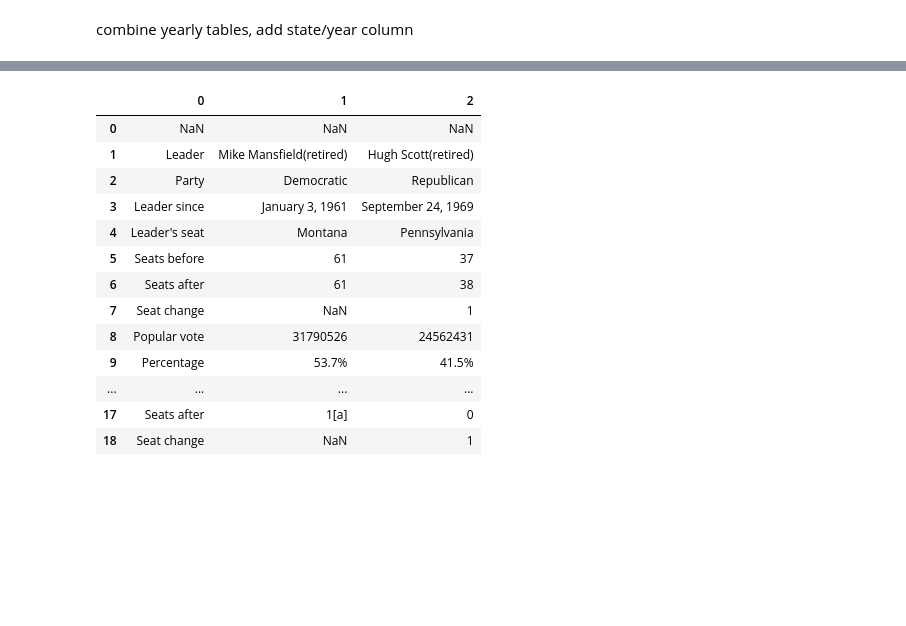
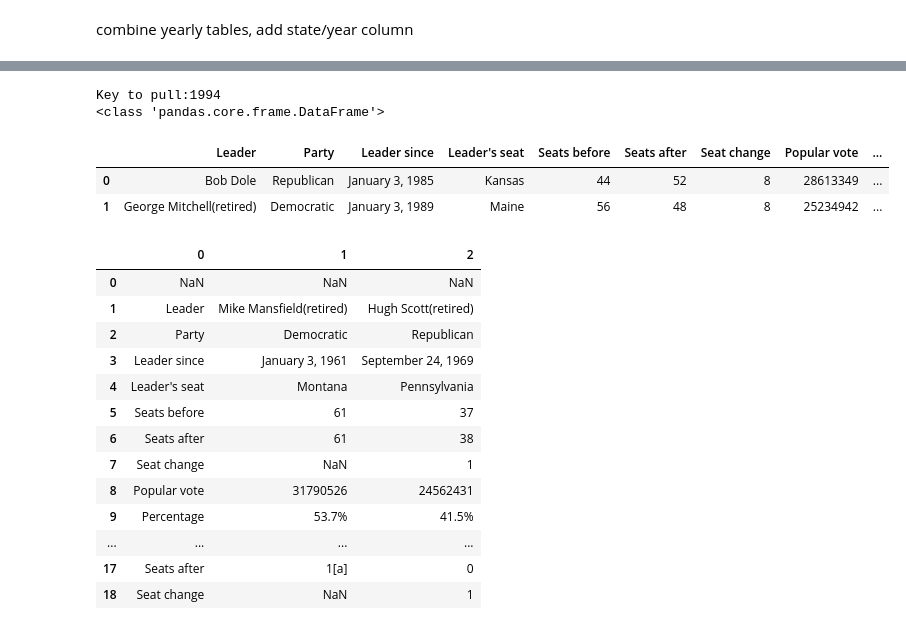
Before and after one commit to dfuller22/US_Senate_Election_Predictor, a Jupyter notebook: PlayG2.ipynb, the cells around one changed output, grey strips where cells are left out. Drawn from its saved outputs; the diff is of its cells as text; code cells hidden in the pictures; blank space fills up the shorter version.

Commit message:
Update
Adding function for master leader table

```diff
--- a/PlayG2.ipynb
+++ b/PlayG2.ipynb
@@ -288,3 +327,13 @@ combine yearly tables, add state/year column
+# %%
+test = dlf.table_checker(dict_=sen_leader_dict)
+print(type(test))
+test
+# %% [output]
+Key to pull:1994
+<class 'pandas.core.frame.DataFrame'>
+|  | Leader | Party | Leader since | Leader's seat | Seats before | Seats after | Seat change | Popular vote | ... |
+| 0 | Bob Dole | Republican | January 3, 1985 | Kansas | 44 | 52 | 8 | 28613349 | ... |
+| 1 | George Mitchell(retired) | Democratic | January 3, 1989 | Maine | 56 | 48 | 8 | 25234942 | ... |
 # %%
 election_collection_raw['1976'][0]
 # %% [output]
```
Also changed, not shown: parts of 8 cells of this notebook, 2 other files.
